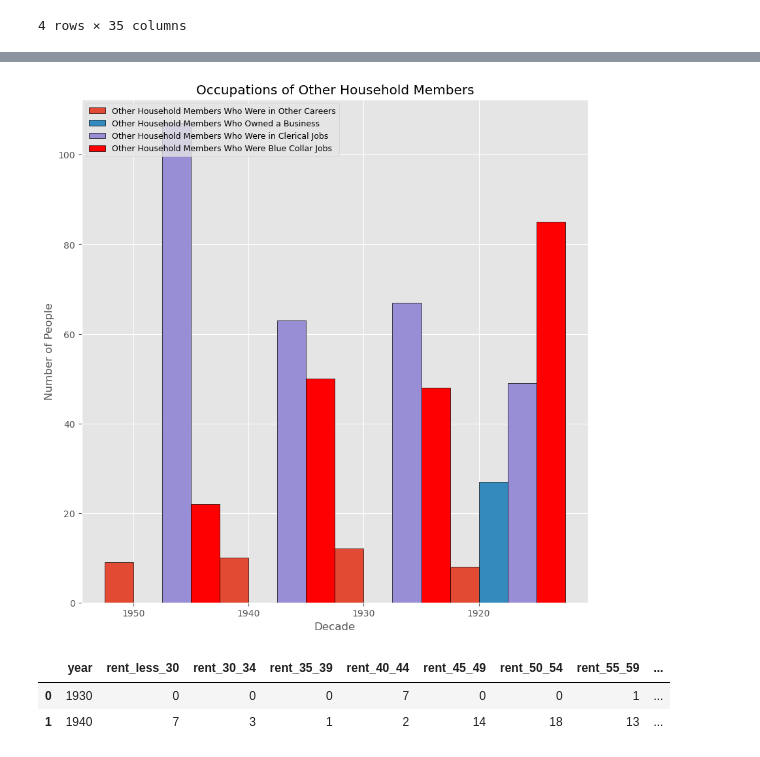
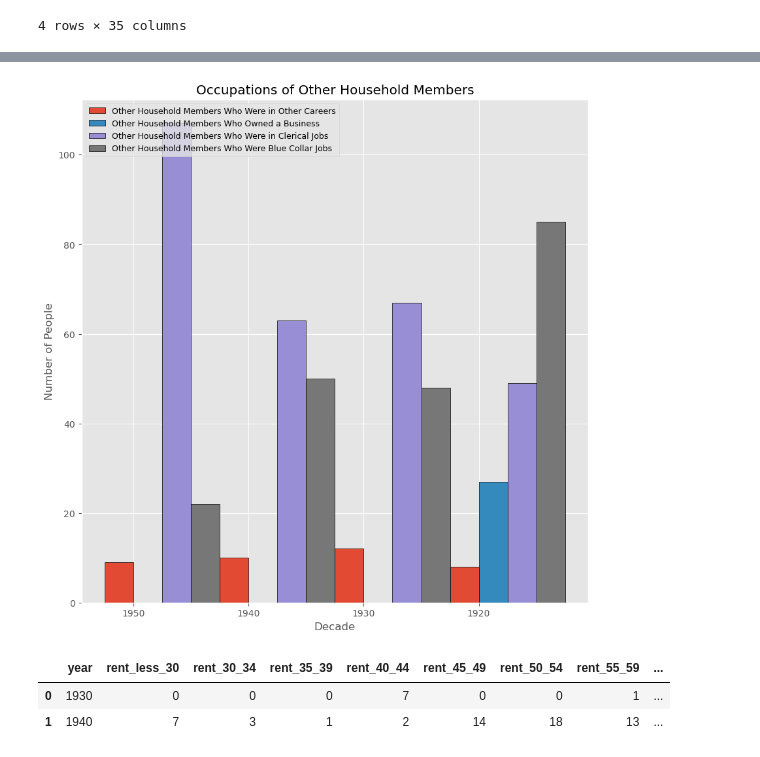
Before and after one commit to LDeYoung17/jackson-heights-analysis, a Jupyter notebook: notebooks/EDA.ipynb, the cells around one changed output, grey strips where cells are left out. Drawn from its saved outputs; the diff is of its cells as text; code cells hidden in the pictures.

```diff
--- a/notebooks/EDA.ipynb
+++ b/notebooks/EDA.ipynb
@@ -301,35 +301,35 @@ plt.show()
 n=4
 r = np.arange(n)
 width = 0.25
 plt.figure(figsize=(10, 10))
 plt.bar(r, df_demo_numbers['num_manage_other'],
         width = width, edgecolor = 'black',
         label='Other Household Members Who Were in Other Careers')
 
 plt.bar(r + width, df_demo_numbers['num_owner_other'],
         width = width, edgecolor = 'black',
         label='Other Household Members Who Owned a Business')
 
 plt.bar(r + width*2, df_demo_numbers['num_cler_other'],
         width = width, edgecolor = 'black',
         label='Other Household Members Who Were in Clerical Jobs')
 
-plt.bar(r + width*3, df_demo_numbers['num_blue_other'], color = 'r',
+plt.bar(r + width*3, df_demo_numbers['num_blue_other'],
         width = width, edgecolor = 'black',
         label='Other Household Members Who Were Blue Collar Jobs')
 
 plt.xlabel('Decade')
 plt.ylabel('Number of People')
 plt.title('Occupations of Other Household Members')
 
 
 # plt.grid(linestyle='--')
 plt.xticks(r + width/2,['1950', '1940', '1930', '1920'])
 plt.legend(loc='upper left', fontsize=9)
 
 plt.show()
 # %% [output]
-[figure, old version]
+[figure, new version]
 # %%
 display(df_rent.head())
 # %% [output]
```
Also changed, not shown: parts of 5 cells of this notebook.
